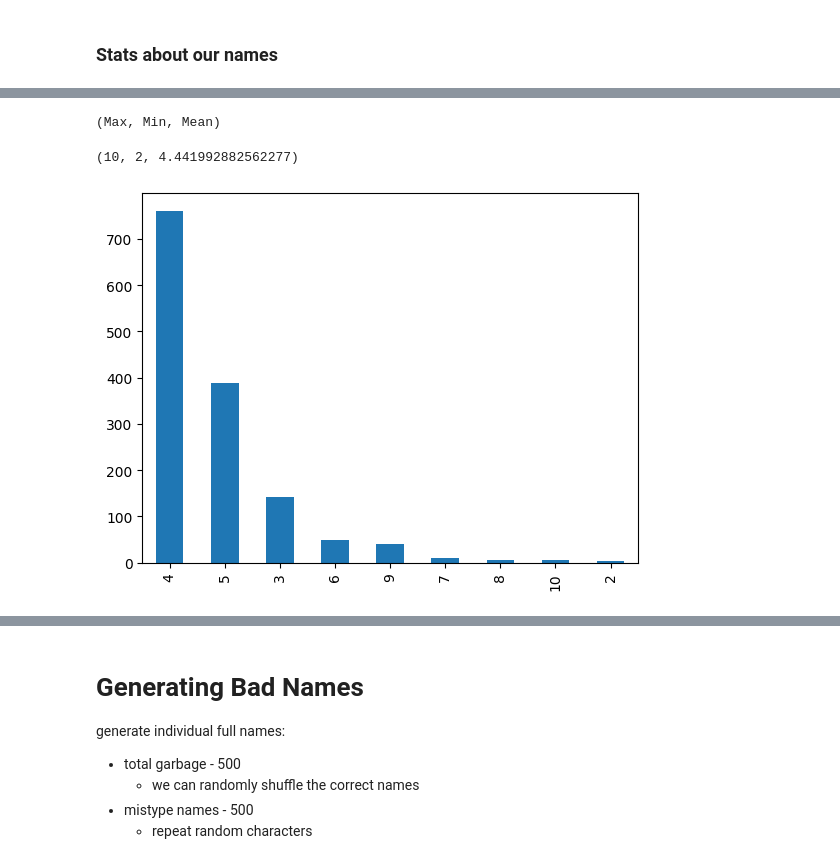
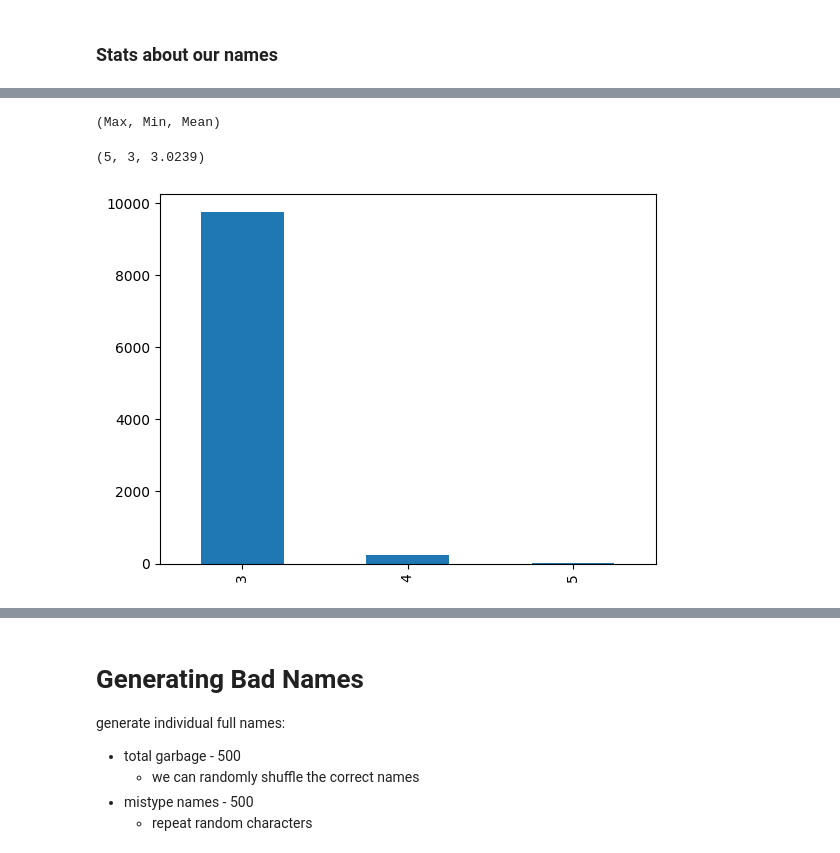
Before and after one commit to moaaztaha/Arabic-Name-Identification, a Jupyter notebook: Generating dataset.ipynb, the cells around one changed output, grey strips where cells are left out. Saved outputs shown, nothing was run; the diff lists cells and outputs as text; code cells hidden in the pictures.

Commit message:
generating mix bad and good names

```diff
--- a/Generating dataset.ipynb
+++ b/Generating dataset.ipynb
@@ -75,8 +90,8 @@ temp_df.head()
 # %%
-names_df['Name'].str.len().value_counts().plot.bar()
+temp_df['Name'].str.split().map(len).value_counts().plot.bar()
 print("(Max, Min, Mean)")
-names_df['Name'].str.len().max(), names_df['Name'].str.len().min(), names_df['Name'].str.len().mean()
+temp_df['Name'].str.split().map(len).max(), temp_df['Name'].str.split().map(len).min(), temp_df['Name'].str.split().map(len).mean()
 # %% [output]
 (Max, Min, Mean)
-(10, 2, 4.441992882562277)
+(5, 3, 3.0239)
-[figure, old version]
+[figure, new version]
```
Also changed, not shown: parts of 16 cells of this notebook, 14 other files.
